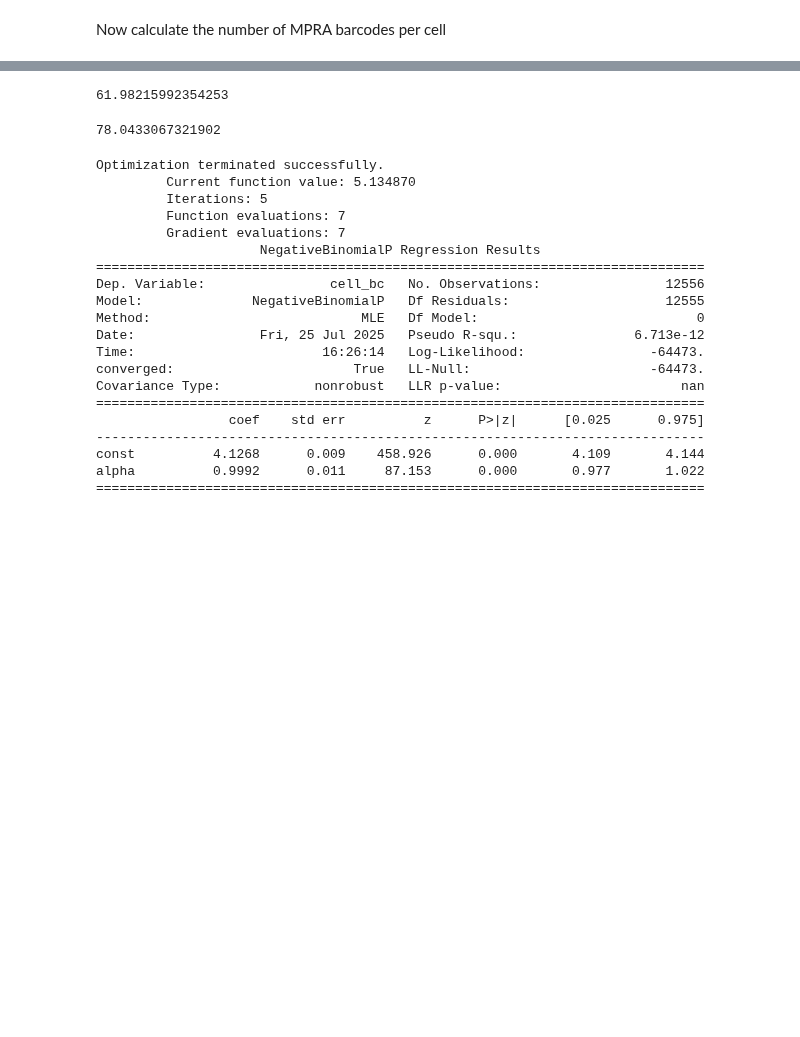
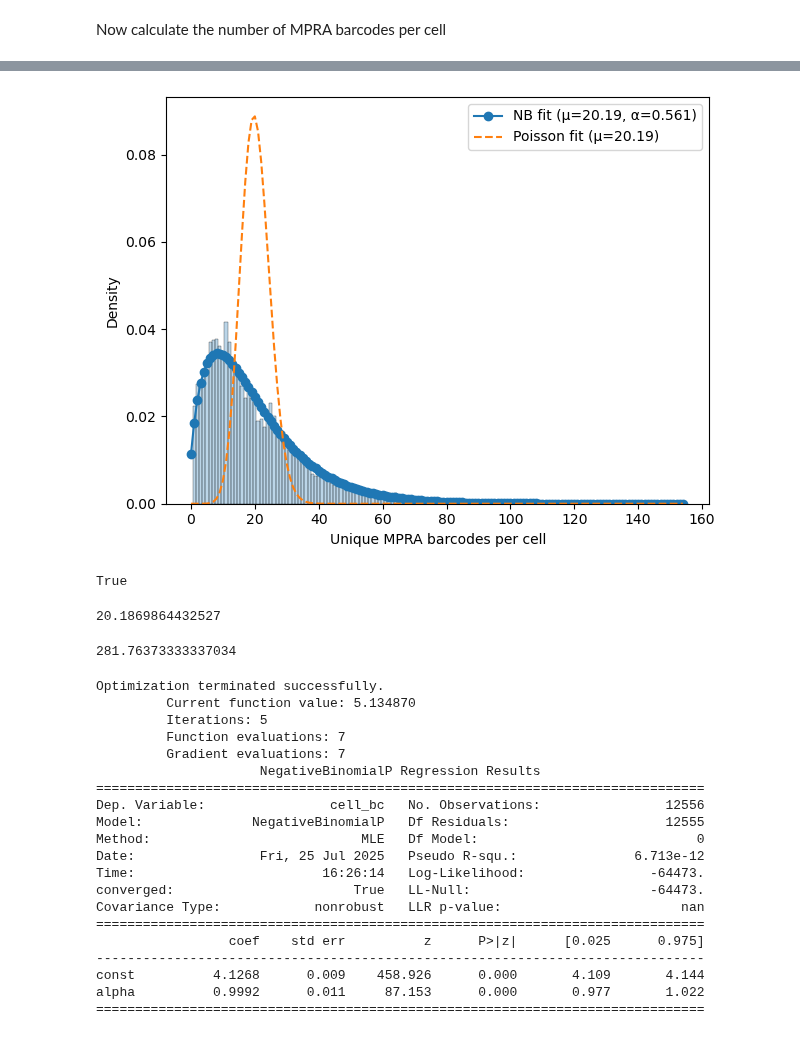
Before and after one commit to Reilly-Lab-Yale/tabula-rasa, a Jupyter notebook: analyses/supporting/shendure_mean_recap.ipynb, the cells around one changed output, grey strips where cells are left out. Cells and saved outputs as stored; diff of their text form; code cells hidden in the pictures; blank space fills up the shorter version.

```diff
--- a/analyses/supporting/shendure_mean_recap.ipynb
+++ b/analyses/supporting/shendure_mean_recap.ipynb
@@ -162,11 +164,58 @@ sns.histplot(unique_barcodes_per_combo)
+# %%
+# data
+y = np.asarray(unique_mpra_barcodes_per_cell, dtype=int)
+#y = np.asarray(unique_mpra_barcodes_per_cell[unique_mpra_barcodes_per_cell<40], dtype=int)
+
+# intercept-only design
+X = np.ones((len(y), 1))
+
+# --- Fit Poisson (discrete) ---
+pois = smd.Poisson(y, X).fit(disp=False)
+mu_pois = np.exp(pois.params[0])      # intercept-only mean
+
+# --- Fit Negative Binomial NB2 (discrete) ---
+# Var = mu + alpha*mu^2, alpha is estimated
+nb = smd.NegativeBinomial(y, X).fit(disp=False)
+mu_nb = np.exp(nb.params[0])          # intercept-only mean
+alpha_nb = nb.params[-1]              # dispersion (NB2 alpha)
+
+# Convert NB2 (mu, alpha) -> scipy's nbinom (r, p)
+r = 1.0 / alpha_nb                    # "size"
+p = r / (r + mu_nb)                   # success prob
+
+# Grid for PMFs
+k = np.arange(0, y.max() + 1)
+pmf_nb = scipy.stats.nbinom.pmf(k, r, p)
+pmf_pois = scipy.stats.poisson.pmf(k, mu_pois)
+
+# --- Plot ---
+fig, ax = plt.subplots()
+sns.histplot(
+    y,
+    bins=np.arange(y.min(), y.max() + 2),
+    stat="density", discrete=True, alpha=0.3, ax=ax
+)
+ax.plot(k, pmf_nb, marker='o', linestyle='-', label=f'NB fit (μ={mu_nb:.2f}, α={alpha_nb:.3f})')
+ax.plot(k, pmf_pois, linestyle='--', label=f'Poisson fit (μ={mu_pois:.2f})')
+ax.set_xlabel('Unique MPRA barcodes per cell')
+ax.set_ylabel('Density')
+ax.legend()
+plt.tight_layout()
+plt.show()
+# %% [output]
+[figure, added]
+# %%
+nb.converged
+# %% [output]
+True
 # %%
-np.mean(unique_barcodes_per_combo)
+np.mean(unique_mpra_barcodes_per_cell)
 # %% [output]
-61.98215992354253
+20.1869864432527
 # %%
-np.var(unique_barcodes_per_combo)
+np.var(unique_mpra_barcodes_per_cell)
 # %% [output]
-78.0433067321902
+281.76373333337034
 # %%
 #Let's get a description of
 
```
Also changed, not shown: parts of 10 cells of this notebook.
